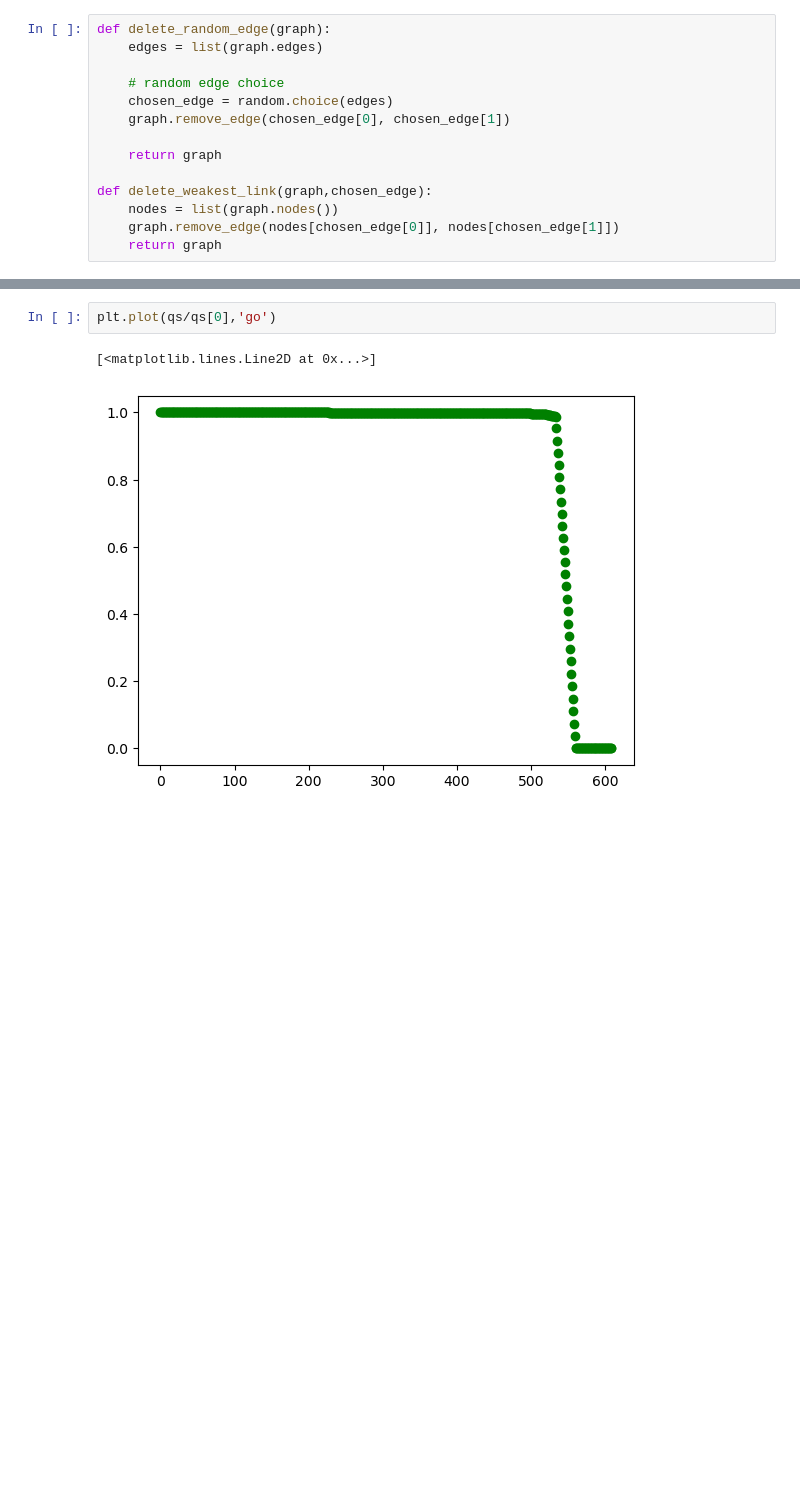
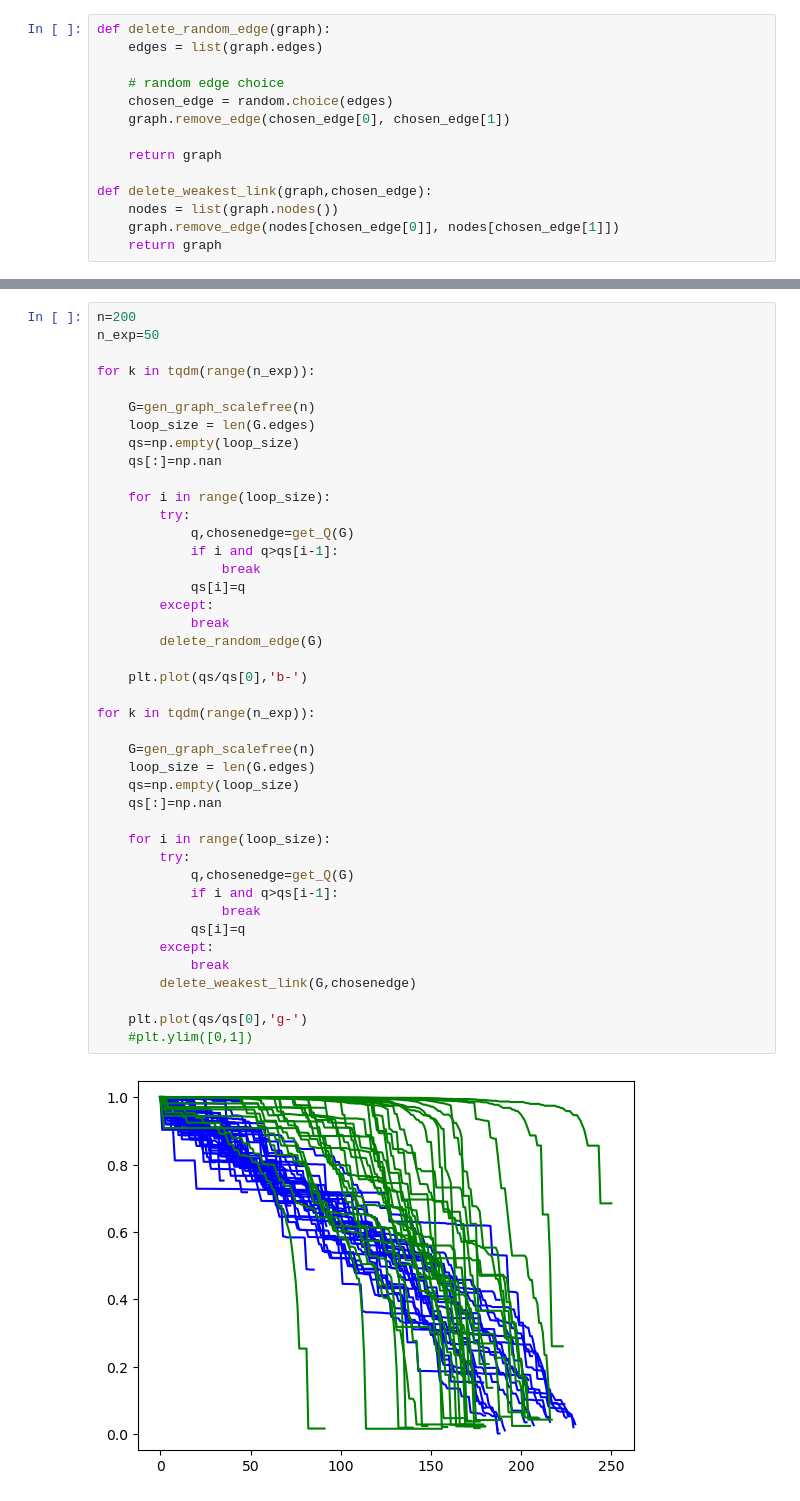
Before and after one commit to stringtherapy/hackathon, a Jupyter notebook: submission/classical_example.ipynb, the cells around one changed output, grey strips where cells are left out. Cells and saved outputs as stored; diff of their text form; blank space fills up the shorter version.

```diff
--- a/submission/classical_example.ipynb
+++ b/submission/classical_example.ipynb
@@ -213,5 +223,44 @@ for k in tqdm(range(n_exp)):
-# %%
-plt.plot(qs/qs[0],'go')
-# %% [output]
-[<matplotlib.lines.Line2D at 0x...>]
-[figure, removed]
+# %%
+n=200
+n_exp=50
+
+for k in tqdm(range(n_exp)):
+
+    G=gen_graph_scalefree(n)
+    loop_size = len(G.edges)
+    qs=np.empty(loop_size)
+    qs[:]=np.nan
+
+    for i in range(loop_size):
+        try:
+            q,chosenedge=get_Q(G)
+            if i and q>qs[i-1]:
+                break
+            qs[i]=q
+        except:
+            break
+        delete_random_edge(G)
+
+    plt.plot(qs/qs[0],'b-')
+
+for k in tqdm(range(n_exp)):
+
+    G=gen_graph_scalefree(n)
+    loop_size = len(G.edges)
+    qs=np.empty(loop_size)
+    qs[:]=np.nan
+
+    for i in range(loop_size):
+        try:
+            q,chosenedge=get_Q(G)
+            if i and q>qs[i-1]:
+                break
+            qs[i]=q
+        except:
+            break
+        delete_weakest_link(G,chosenedge)
+
+    plt.plot(qs/qs[0],'g-')
+    #plt.ylim([0,1])
+# %% [output]
+[figure, added]
```
Also changed, not shown: parts of 5 cells of this notebook.
